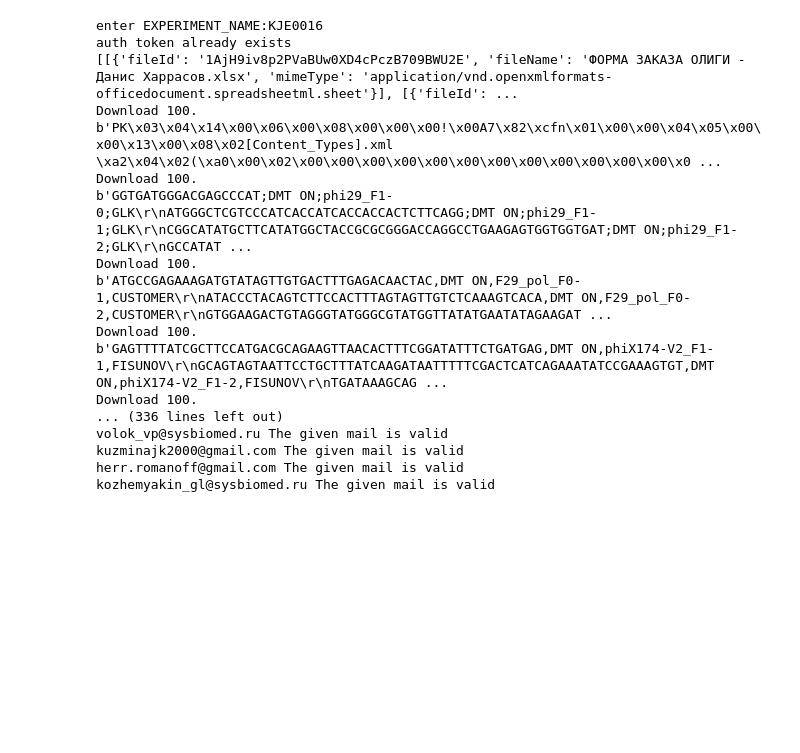
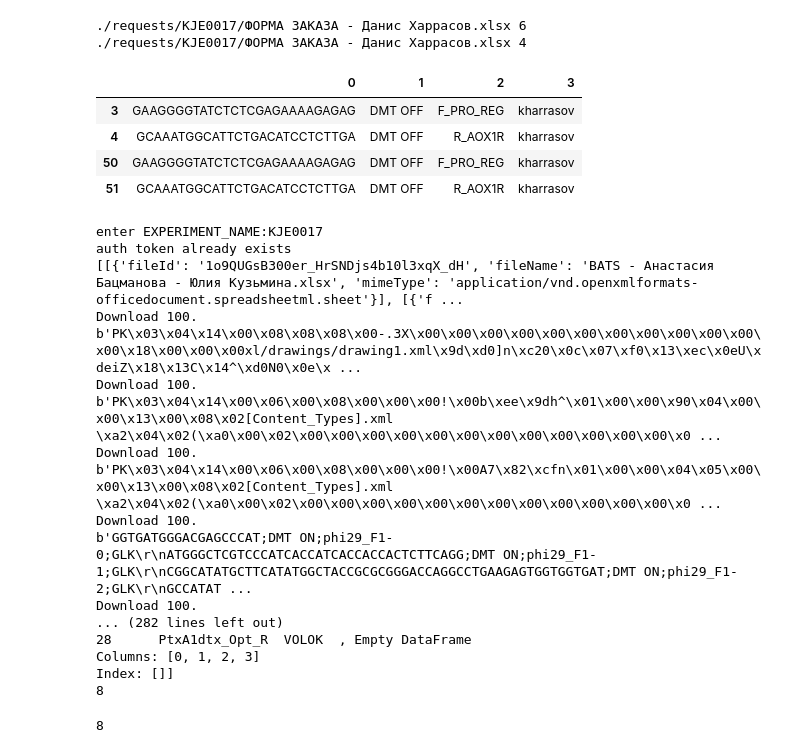
Before and after one commit to radical-subject/gene_synthesis_automatization_tools, a Jupyter notebook: INPUT_PREPARATION/input_cleaner.ipynb, the cells around one changed output. Cells and saved outputs as stored; diff of their text form; code cells hidden in the pictures; blank space fills up the shorter version.

```diff
--- a/INPUT_PREPARATION/input_cleaner.ipynb
+++ b/INPUT_PREPARATION/input_cleaner.ipynb
@@ -178,3 +218,16 @@ def process_files(EXPERIMENT_NAME):
+# %%
+file_path="./requests/KJE0017/ФОРМА ЗАКАЗА - Данис Харрасов.xlsx"
+
+
+df
+# %% [output]
+./requests/KJE0017/ФОРМА ЗАКАЗА - Данис Харрасов.xlsx 6
+./requests/KJE0017/ФОРМА ЗАКАЗА - Данис Харрасов.xlsx 4
+|  | 0 | 1 | 2 | 3 |
+| 3 | GAAGGGGTATCTCTCGAGAAAAGAGAG | DMT OFF | F_PRO_REG | kharrasov |
+| 4 | GCAAATGGCATTCTGACATCCTCTTGA | DMT OFF | R_AOX1R | kharrasov |
+| 50 | GAAGGGGTATCTCTCGAGAAAAGAGAG | DMT OFF | F_PRO_REG | kharrasov |
+| 51 | GCAAATGGCATTCTGACATCCTCTTGA | DMT OFF | R_AOX1R | kharrasov |
 # %%
 # # process_excel_files(xlsx_paths(EXPERIMENT_NAME), dfs_list)
 # from google.colab import data_table
@@ -432,26 +485,32 @@ def combined_pipeline():
     EXPERIMENT_NAME = main()
     print(EXPERIMENT_NAME)
     dfs_list=process_files(EXPERIMENT_NAME)
-    export_to_input_files(dfs_list, EXPERIMENT_NAME)
-    create_file_with_emails(EXPERIMENT_NAME)
-combined_pipeline()
+    print(len(dfs_list))
+#     export_to_input_files(dfs_list, EXPERIMENT_NAME)
+#     create_file_with_emails(EXPERIMENT_NAME)
+    return dfs_list
+dfs_list = combined_pipeline()
 # %% [output]
-enter EXPERIMENT_NAME:KJE0016
+enter EXPERIMENT_NAME:KJE0017
 auth token already exists
-[[{'fileId': '1AjH9iv8p2PVaBUw0XD4cPczB709BWU2E', 'fileName': 'ФОРМА ЗАКАЗА ОЛИГИ - Данис Харрасов.xlsx', 'mimeType': 'application/vnd.openxmlformats-officedocument.spreadsheetml.sheet'}], [{'fileId': ...
+[[{'fileId': '1o9QUGsB300er_HrSNDjs4b10l3xqX_dH', 'fileName': 'BATS - Анастасия Бацманова - Юлия Кузьмина.xlsx', 'mimeType': 'application/vnd.openxmlformats-officedocument.spreadsheetml.sheet'}], [{'f ...
+Download 100.
+b'PK\x03\x04\x14\x00\x08\x08\x08\x00-.3X\x00\x00\x00\x00\x00\x00\x00\x00\x00\x00\x00\x00\x18\x00\x00\x00xl/drawings/drawing1.xml\x9d\xd0]n\xc20\x0c\x07\xf0\x13\xec\x0eU\xdeiZ\x18\x13C\x14^\xd0N0\x0e\x ...
+Download 100.
+b'PK\x03\x04\x14\x00\x06\x00\x08\x00\x00\x00!\x00b\xee\x9dh^\x01\x00\x00\x90\x04\x00\x00\x13\x00\x08\x02[Content_Types].xml \xa2\x04\x02(\xa0\x00\x02\x00\x00\x00\x00\x00\x00\x00\x00\x00\x00\x00\x00\x0 ...
 Download 100.
 b'PK\x03\x04\x14\x00\x06\x00\x08\x00\x00\x00!\x00A7\x82\xcfn\x01\x00\x00\x04\x05\x00\x00\x13\x00\x08\x02[Content_Types].xml \xa2\x04\x02(\xa0\x00\x02\x00\x00\x00\x00\x00\x00\x00\x00\x00\x00\x00\x00\x0 ...
 Download 100.
 b'GGTGATGGGACGAGCCCAT;DMT ON;phi29_F1-0;GLK\r\nATGGGCTCGTCCCATCACCATCACCACCACTCTTCAGG;DMT ON;phi29_F1-1;GLK\r\nCGGCATATGCTTCATATGGCTACCGCGCGGGACCAGGCCTGAAGAGTGGTGGTGAT;DMT ON;phi29_F1-2;GLK\r\nGCCATAT ...
 Download 100.
-b'ATGCCGAGAAAGATGTATAGTTGTGACTTTGAGACAACTAC,DMT ON,F29_pol_F0-1,CUSTOMER\r\nATACCCTACAGTCTTCCACTTTAGTAGTTGTCTCAAAGTCACA,DMT ON,F29_pol_F0-2,CUSTOMER\r\nGTGGAAGACTGTAGGGTATGGGCGTATGGTTATATGAATATAGAAGAT ...
-Download 100.
-b'GAGTTTTATCGCTTCCATGACGCAGAAGTTAACACTTTCGGATATTTCTGATGAG,DMT ON,phiX174-V2_F1-1,FISUNOV\r\nGCAGTAGTAATTCCTGCTTTATCAAGATAATTTTTCGACTCATCAGAAATATCCGAAAGTGT,DMT ON,phiX174-V2_F1-2,FISUNOV\r\nTGATAAAGCAG ...
-Download 100.
-... (336 lines left out)
-volok_vp@sysbiomed.ru The given mail is valid
-kuzminajk2000@gmail.com The given mail is valid
-herr.romanoff@gmail.com The given mail is valid
-kozhemyakin_gl@sysbiomed.ru The given mail is valid
+... (282 lines left out)
+28      PtxA1dtx_Opt_R  VOLOK  , Empty DataFrame
+Columns: [0, 1, 2, 3]
+Index: []]
+8
 # %%
 # !jupyter labextension install @jupyterlab/dataregistry-extension
+# %%
+len(dfs_list)
+# %% [output]
+8
```
Also changed, not shown: parts of 6 cells of this notebook, 20 other files.
